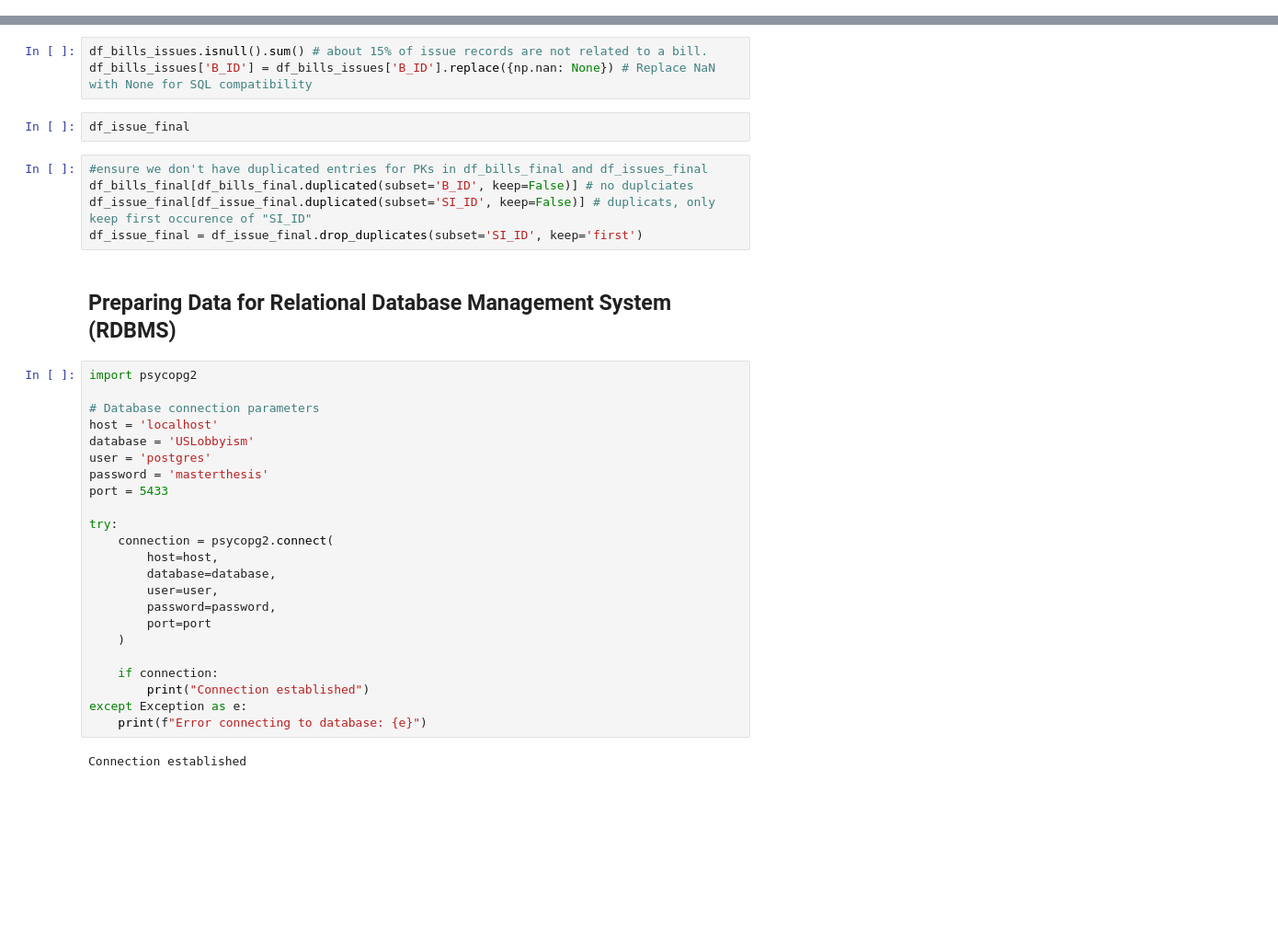
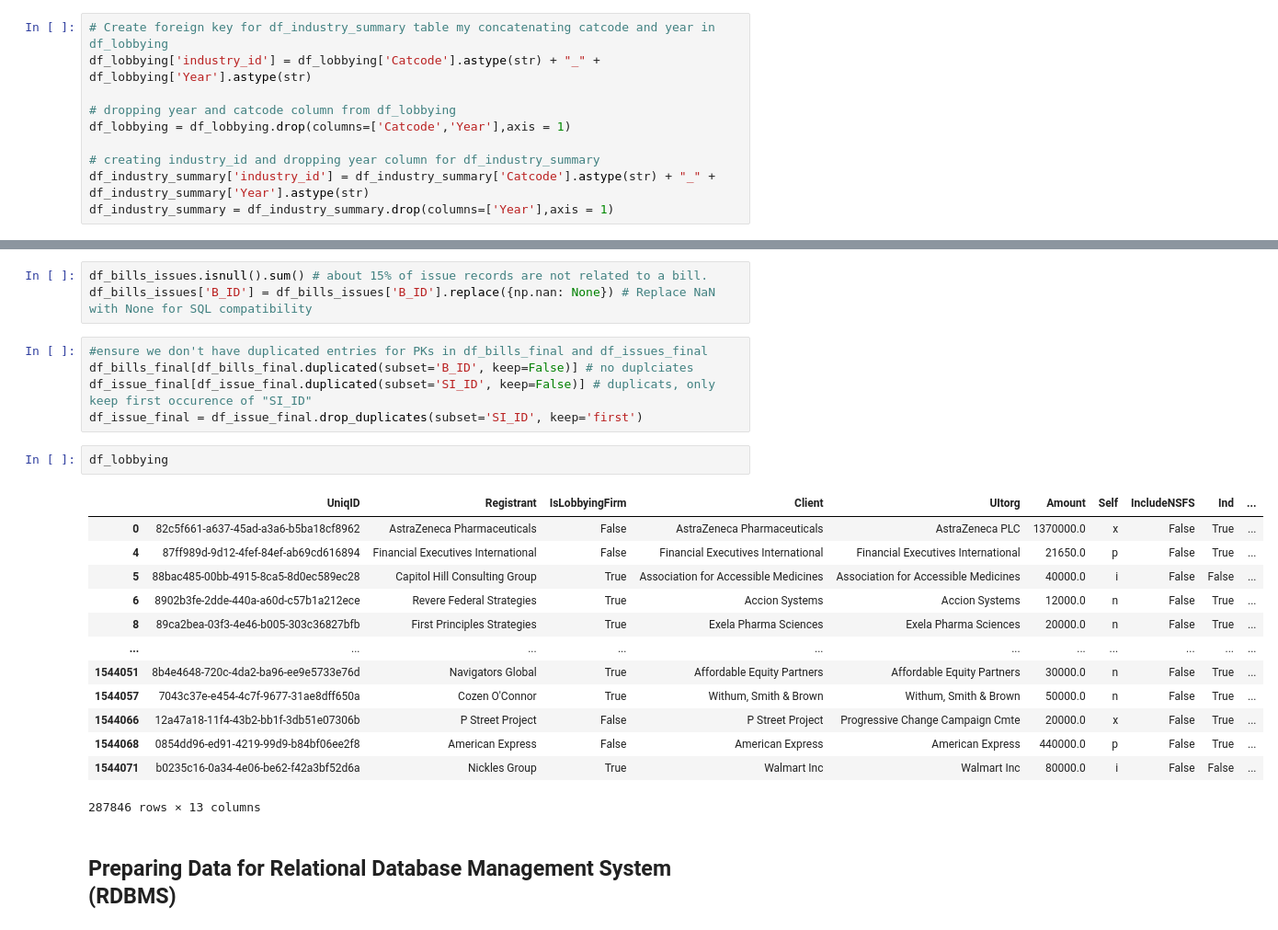
Before and after one commit to deerhjorth/master_thesis25, a Jupyter notebook: data_cleaning.ipynb, the cells around one changed output, grey strips where cells are left out. Shown at 92% size. Cells and saved outputs as stored; diff of their text form; blank space fills up the shorter version.

Commit message:
cleaning code + changing database layout

```diff
--- a/data_cleaning.ipynb
+++ b/data_cleaning.ipynb
@@ -604,3 +607,13 @@ df_bills_final = df_bills_final.merge(df_sponsor[['B_ID','SponsorName','SponsorP
+# %%
+# Create foreign key for df_industry_summary table my concatenating catcode and year in df_lobbying
+df_lobbying['industry_id'] = df_lobbying['Catcode'].astype(str) + "_" + df_lobbying['Year'].astype(str)
+
+# dropping year and catcode column from df_lobbying
+df_lobbying = df_lobbying.drop(columns=['Catcode','Year'],axis = 1)
+
+# creating industry_id and dropping year column for df_industry_summary
+df_industry_summary['industry_id'] = df_industry_summary['Catcode'].astype(str) + "_" + df_industry_summary['Year'].astype(str)
+df_industry_summary = df_industry_summary.drop(columns=['Year'],axis = 1)
 # %% [markdown]
 ## Create Junction Table between Issue and Bills: Issue_Bills
 # %%
@@ -612,38 +625,27 @@ df_issue_final = df_issue_final.drop(columns=['B_ID'])
 # %%
 df_bills_issues.isnull().sum() # about 15% of issue records are not related to a bill.
 df_bills_issues['B_ID'] = df_bills_issues['B_ID'].replace({np.nan: None}) # Replace NaN with None for SQL compatibility
-# %%
-df_issue_final
 # %%
 #ensure we don't have duplicated entries for PKs in df_bills_final and df_issues_final
 df_bills_final[df_bills_final.duplicated(subset='B_ID', keep=False)] # no duplciates
 df_issue_final[df_issue_final.duplicated(subset='SI_ID', keep=False)] # duplicats, only keep first occurence of "SI_ID"
 df_issue_final = df_issue_final.drop_duplicates(subset='SI_ID', keep='first')
+# %%
+df_lobbying
+# %% [output]
+|  | UniqID | Registrant | IsLobbyingFirm | Client | UItorg | Amount | Self | IncludeNSFS | Ind | ... |
+| 0 | 82c5f661-a637-45ad-a3a6-b5ba18cf8962 | AstraZeneca Pharmaceuticals | False | AstraZeneca Pharmaceuticals | AstraZeneca PLC | 1370000.0 | x | False | True | ... |
+| 4 | 87ff989d-9d12-4fef-84ef-ab69cd616894 | Financial Executives International | False | Financial Executives International | Financial Executives International | 21650.0 | p | False | True | ... |
+| 5 | 88bac485-00bb-4915-8ca5-8d0ec589ec28 | Capitol Hill Consulting Group | True | Association for Accessible Medicines | Association for Accessible Medicines | 40000.0 | i | False | False | ... |
+| 6 | 8902b3fe-2dde-440a-a60d-c57b1a212ece | Revere Federal Strategies | True | Accion Systems | Accion Systems | 12000.0 | n | False | True | ... |
+| 8 | 89ca2bea-03f3-4e46-b005-303c36827bfb | First Principles Strategies | True | Exela Pharma Sciences | Exela Pharma Sciences | 20000.0 | n | False | True | ... |
+| ... | ... | ... | ... | ... | ... | ... | ... | ... | ... | ... |
+| 1544051 | 8b4e4648-720c-4da2-ba96-ee9e5733e76d | Navigators Global | True | Affordable Equity Partners | Affordable Equity Partners | 30000.0 | n | False | True | ... |
+| 1544057 | 7043c37e-e454-4c7f-9677-31ae8dff650a | Cozen O'Connor | True | Withum, Smith & Brown | Withum, Smith & Brown | 50000.0 | n | False | True | ... |
+| 1544066 | 12a47a18-11f4-43b2-bb1f-3db51e07306b | P Street Project | False | P Street Project | Progressive Change Campaign Cmte | 20000.0 | x | False | True | ... |
+| 1544068 | 0854dd96-ed91-4219-99d9-b84bf06ee2f8 | American Express | False | American Express | American Express | 440000.0 | p | False | True | ... |
+| 1544071 | b0235c16-0a34-4e06-be62-f42a3bf52d6a | Nickles Group | True | Walmart Inc | Walmart Inc | 80000.0 | i | False | False | ... |
+287846 rows × 13 columns
 # %% [markdown]
 ## Preparing Data for Relational Database Management System (RDBMS)
-# %%
-import psycopg2
-
-# Database connection parameters
-host = 'localhost'
-database = 'USLobbyism'
-user = 'postgres'
-password = 'masterthesis'
-port = 5433
-
-try:
-    connection = psycopg2.connect(
-        host=host,
-        database=database,
-        user=user,
-        password=password,
-        port=port
-    )
-
-    if connection:
-        print("Connection established")
-except Exception as e:
-    print(f"Error connecting to database: {e}")
-# %% [output]
-Connection established
 # %%
```
Also changed, not shown: parts of 11 cells of this notebook, 1 other file.
